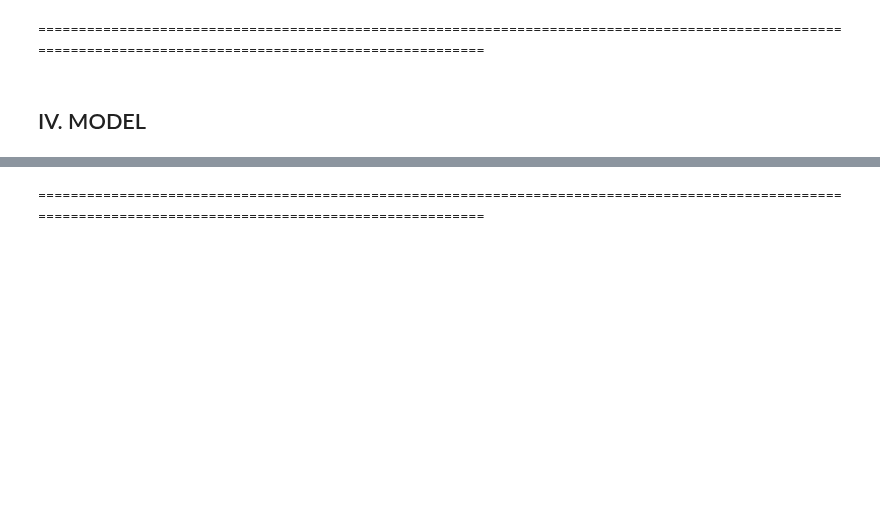
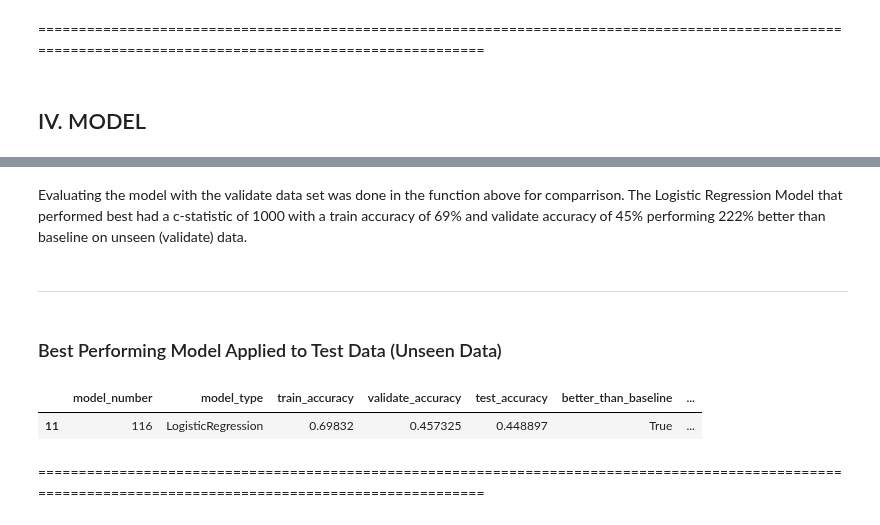
Before and after one commit to CBRJ-Lyrical-Metrics/lyrical-evolution-capstone, a Jupyter notebook: Final/final_report.ipynb, the cells around one changed output, grey strips where cells are left out. Saved outputs shown, nothing was run; the diff lists cells and outputs as text; code cells hidden in the pictures; blank space fills up the shorter version.

```diff
--- a/Final/final_report.ipynb
+++ b/Final/final_report.ipynb
@@ -333,3 +422,14 @@ explore.unique_words_lineplot(df)
+# %% [markdown]
+Evaluating the model with the validate data set was done in the function above for comparrison. The Logistic Regression Model that performed best had a c-statistic of 1000 with a train accuracy of 69% and validate accuracy of 45% performing 222% better than baseline on unseen (validate) data.
+# %% [markdown]
+---
+# %% [markdown]
+### Best Performing Model Applied to Test Data (Unseen Data)
+# %%
+results3.sort_values('validate_accuracy', ascending=False).head(1)
+# %% [output]
+|  | model_number | model_type | train_accuracy | validate_accuracy | test_accuracy | better_than_baseline | ... |
+| 11 | 116 | LogisticRegression | 0.69832 | 0.457325 | 0.448897 | True | ... |
 # %% [markdown]
 ==========================================================================================================================================================
 # %% [markdown]
```
Also changed, not shown: parts of 22 cells of this notebook, 2 other files.
